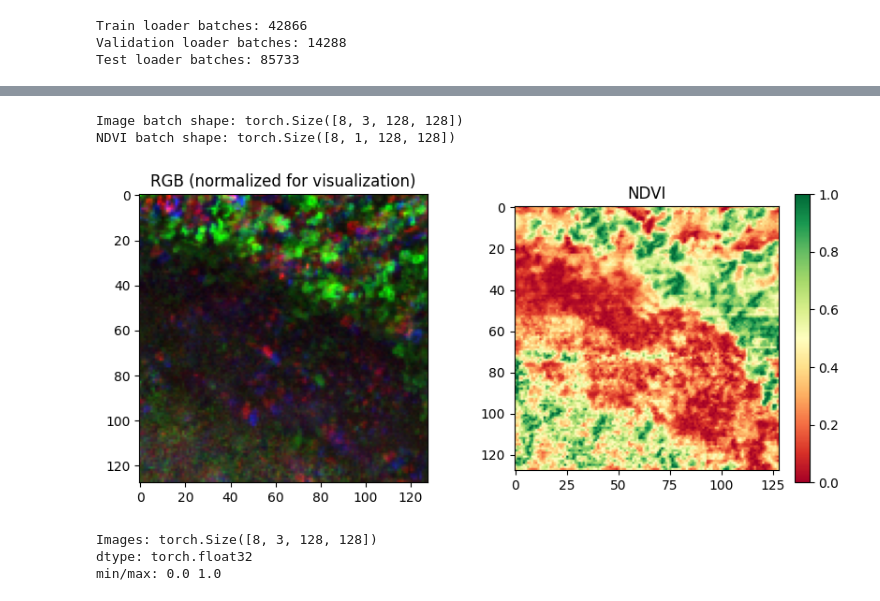
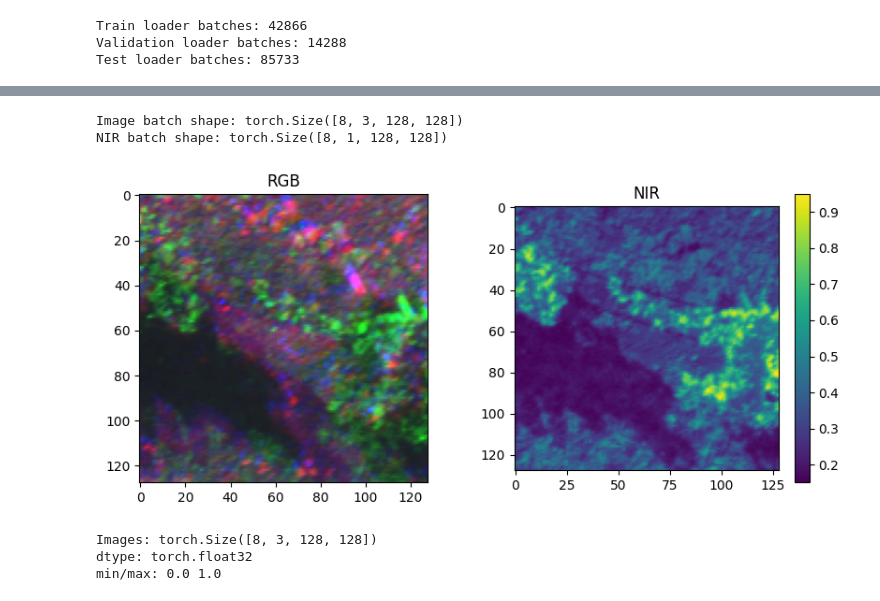
Before and after one commit to adri1197/ARC-NCA-Vegetation-Dynamics, a Jupyter notebook: notebooks/ARC_NCA-RGB_to_NDVI_v2.ipynb, the cells around one changed output, grey strips where cells are left out. Drawn from its saved outputs; the diff is of its cells as text; code cells hidden in the pictures.

```diff
--- a/notebooks/ARC_NCA-RGB_to_NDVI_v2.ipynb
+++ b/notebooks/ARC_NCA-RGB_to_NDVI_v2.ipynb
@@ -584,7 +584,7 @@ class VineyardDataset(Dataset):
 BANDS = [1, 2, 3, 4, 5]   # Blue, Green, Red, RedEdge, NIR (TBD)
 PATCH_SIZE = 128
 VAL_SPLIT = 0.1
-TRAIN_SPLIT=0.4
+TRAIN_SPLIT=0.3
 # %%
 BATCH_SIZE = 8
 STRIDE=128
@@ -638,14 +638,14 @@ def get_dataloaders(
     train_ds, val_ds, test_ds = random_split(dataset, [train_len, val_len, test_len])
 
     dataloaders = {
-        'train': DataLoader(train_ds, batch_size=batch_size, shuffle=True, num_workers=num_workers, pin_memory=True,persistent_workers=True,drop_last=True),
-        'val': DataLoader(val_ds, batch_size=batch_size, shuffle=True, num_workers=num_workers, pin_memory=True,persistent_workers=True,drop_last=True),
+        'train': DataLoader(train_ds, batch_size=batch_size, shuffle=True, num_workers=num_workers, pin_memory=True,drop_last=True),
+        'val': DataLoader(val_ds, batch_size=batch_size, shuffle=True, num_workers=num_workers, pin_memory=True,drop_last=True),
         'test': DataLoader(test_ds, batch_size=batch_size, shuffle=True, num_workers=num_workers, pin_memory=True),
     }
 
     return dataloaders
 
-loader = get_dataloaders(num_workers=2,train_split=TRAIN_SPLIT,val_split=VAL_SPLIT)
+loader = get_dataloaders(num_workers=4,train_split=TRAIN_SPLIT,val_split=VAL_SPLIT)
 if loader is None:
     print("Failed to create dataloaders. Aborting training.")
 else:
@@ -669,45 +669,39 @@ NIR stats: 0.0 1.0
 # %%
 import matplotlib.pyplot as plt
 
 # Fetch a batch
-batch = next(iter(loader['train']))
+batch = next(iter(loader['test']))
 imgs = batch["image"]    # shape [B, C, H, W]
-ndvis = batch["target"]  # shape [B, 1, H, W]
+nir = batch["target"]  # shape [B, 1, H, W]
 print(f"Image batch shape: {imgs.shape}")
-print(f"NDVI batch shape: {ndvis.shape}")
-
-def normalize_minmax(x):
-    x = x.astype(np.float32)
-    mn = x.min()
-    mx = x.max()
-    return (x - mn) / (mx - mn + 1e-6)
+print(f"NIR batch shape: {nir.shape}")
 
 # plot first sample
 i = 0
 img = imgs[i].numpy()
-nd = ndvis[i].numpy()[0]
+nd = nir[i].numpy()[0]
 
 # normalize each RGB channel for visualization only
 rgb_show = np.stack([
     img[0],
     img[1],
     img[2]
 ], axis=-1)
 
 plt.figure(figsize=(10,4))
 plt.subplot(1,2,1)
-plt.imshow(img[:3].transpose(1,2,0))
-plt.title("RGB (normalized for visualization)")
+plt.imshow(rgb_show)
+plt.title("RGB")
 
 plt.subplot(1,2,2)
-plt.imshow(nd, cmap="RdYlGn")
-plt.title("NDVI")
+plt.imshow(nd)
+plt.title("NIR")
 plt.colorbar()
 plt.show()
 # %% [output]
 Image batch shape: torch.Size([8, 3, 128, 128])
-NDVI batch shape: torch.Size([8, 1, 128, 128])
+NIR batch shape: torch.Size([8, 1, 128, 128])
-[figure, old version]
+[figure, new version]
 # %%
 # import torch
 # from torch.utils.data import DataLoader
```
Also changed, not shown: parts of 13 cells of this notebook.
